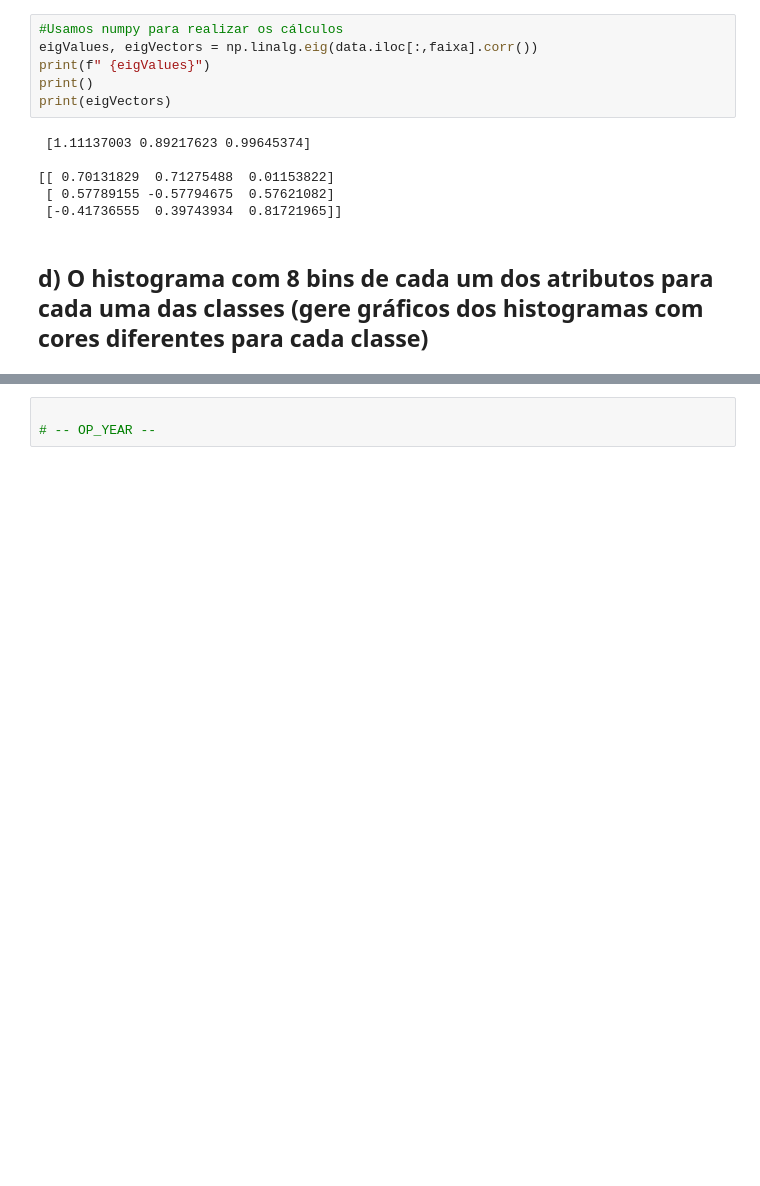
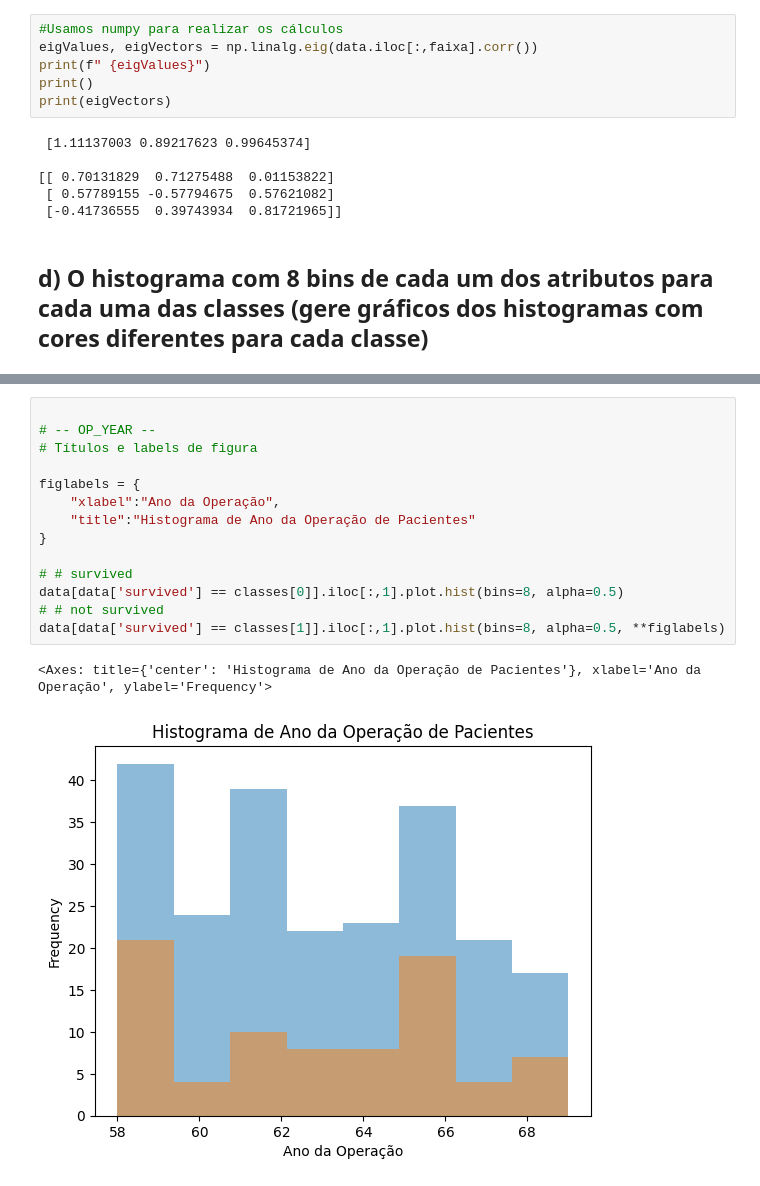
Before and after one commit to Harmonia2Side/machine-learning-laboratory-2023-2, a Jupyter notebook: lista1/lista1_breno_odnan.ipynb, the cells around one changed output, grey strips where cells are left out. Saved outputs shown, nothing was run; the diff lists cells and outputs as text; blank space fills up the shorter version.

```diff
--- a/lista1/lista1_breno_odnan.ipynb
+++ b/lista1/lista1_breno_odnan.ipynb
@@ -160,6 +158,20 @@ classes[0] => survived
 classes[1] => not survived
 <Axes: title={'center': 'Histograma de Idade de Pacientes'}, xlabel='Idade', ylabel='Frequency'>
 [figure]
-# %%
-
-# -- OP_YEAR --
+# %%
+
+# -- OP_YEAR --
+# Títulos e labels de figura
+
+figlabels = {
+    "xlabel":"Ano da Operação",
+    "title":"Histograma de Ano da Operação de Pacientes"
+}
+
+# # survived
+data[data['survived'] == classes[0]].iloc[:,1].plot.hist(bins=8, alpha=0.5)
+# # not survived
+data[data['survived'] == classes[1]].iloc[:,1].plot.hist(bins=8, alpha=0.5, **figlabels)
+# %% [output]
+<Axes: title={'center': 'Histograma de Ano da Operação de Pacientes'}, xlabel='Ano da Operação', ylabel='Frequency'>
+[figure, added]
```
Also changed, not shown: parts of 6 cells of this notebook.
